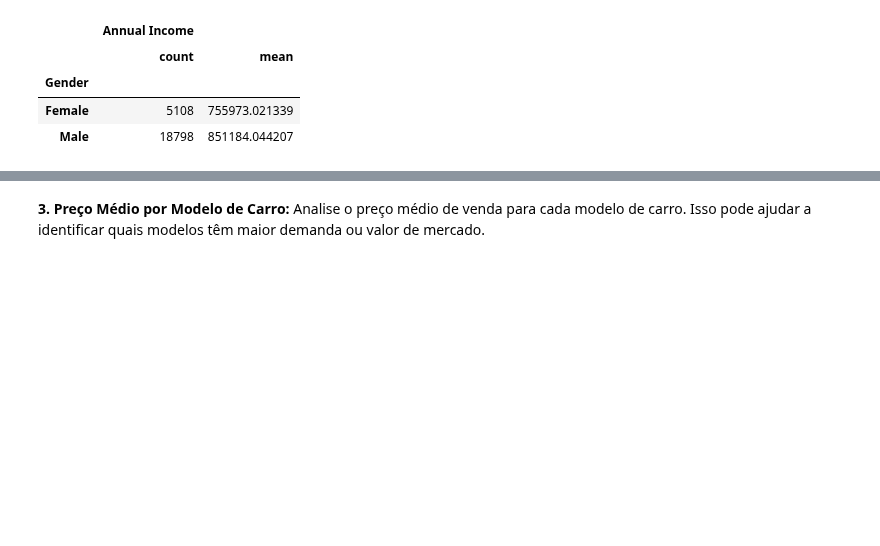
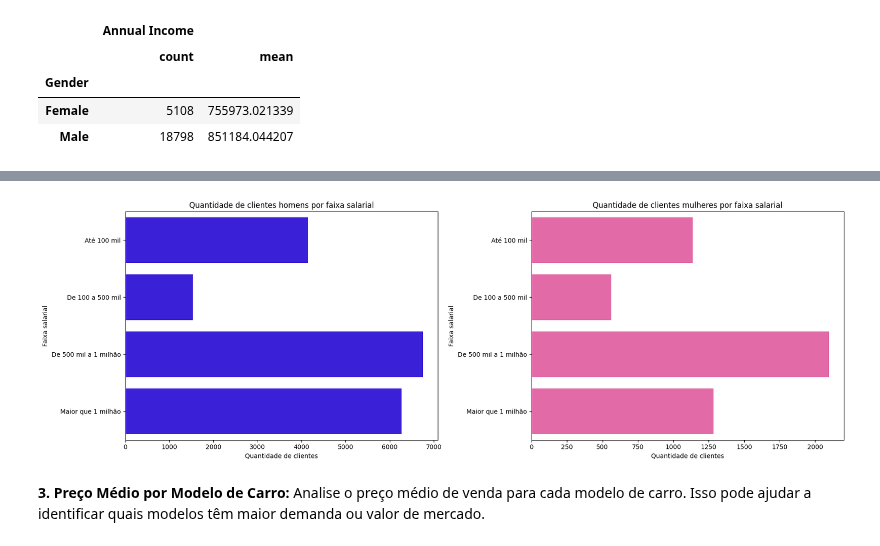
Before and after one commit to GabrielVila/Car-Sales-Report, a Jupyter notebook: projeto_carro.ipynb, the cells around one changed output, grey strips where cells are left out. Cells and saved outputs as stored; diff of their text form; code cells hidden in the pictures; blank space fills up the shorter version.

```diff
--- a/projeto_carro.ipynb
+++ b/projeto_carro.ipynb
@@ -172,3 +191,10 @@ dados.groupby('Gender')[['Annual Income']].agg(['count', 'mean'])
 | Gender |  |  |
 | Female | 5108 | 755973.021339 |
 | Male | 18798 | 851184.044207 |
+# %%
+#Criando dados para segmentar os clientes
+dados.loc[dados['Annual Income']<100000, 'Income_Category'] = 'Até 100 mil'
+dados.loc[(dados['Annual Income']>=100000) & (dados['Annual Income']<500000.0), 'Income_Category'] = 'De 100 a 500 mil'
+dados.loc[(dados['Annual Income']>=500000) & (dados['Annual Income']<1000000.0), 'Income_Category'] = 'De 500 mil a 1 milhão'
+dados.loc[dados['Annual Income']>1000000, 'Income_Category'] = 'Maior que 1 milhão'
+dados.head(3)
@@ -174,0 +206,6 @@ dados.groupby('Gender')[['Annual Income']].agg(['count', 'mean'])
+# %%
+male_category = dados[dados['Gender'] == 'Male']
+female_category = dados[dados['Gender'] == 'Female']
+
+male_income_category = male_category.groupby(['Income_Category'])[['Gender']].count()
+female_income_category = female_category.groupby(['Income_Category'])[['Gender']].count()
@@ -175,3 +221,21 @@ dados.groupby('Gender')[['Annual Income']].agg(['count', 'mean'])
+# %%
+#Criando gráficos de categoria
+fig, axes = plt.subplots(1, 2, figsize=(18, 6))
+
+sns.barplot(x='Gender', y='Income_Category', data=male_income_category, ax=axes[0], orient='h', color='#2401F5')
+axes[0].set_title('Quantidade de clientes homens por faixa salarial')
+axes[0].set_xlabel('Quantidade de clientes')
+axes[0].set_ylabel('Faixa salarial')
+
+sns.barplot(x='Gender', y='Income_Category', data=female_income_category, ax=axes[1], orient='h', color='#F556A8')
+axes[1].set_title('Quantidade de clientes mulheres por faixa salarial')
+axes[1].set_xlabel('Quantidade de clientes')
+axes[1].set_ylabel('Faixa salarial')
+plt.tight_layout()
+
+plt.show()
+# %% [output]
+[figure, added]
 # %% [markdown]
 **3. Preço Médio por Modelo de Carro:** Analise o preço médio de venda para cada modelo de carro. Isso pode ajudar a identificar quais modelos têm maior demanda ou valor de mercado.
 # %%
```
Also changed, not shown: parts of 4 cells of this notebook.
